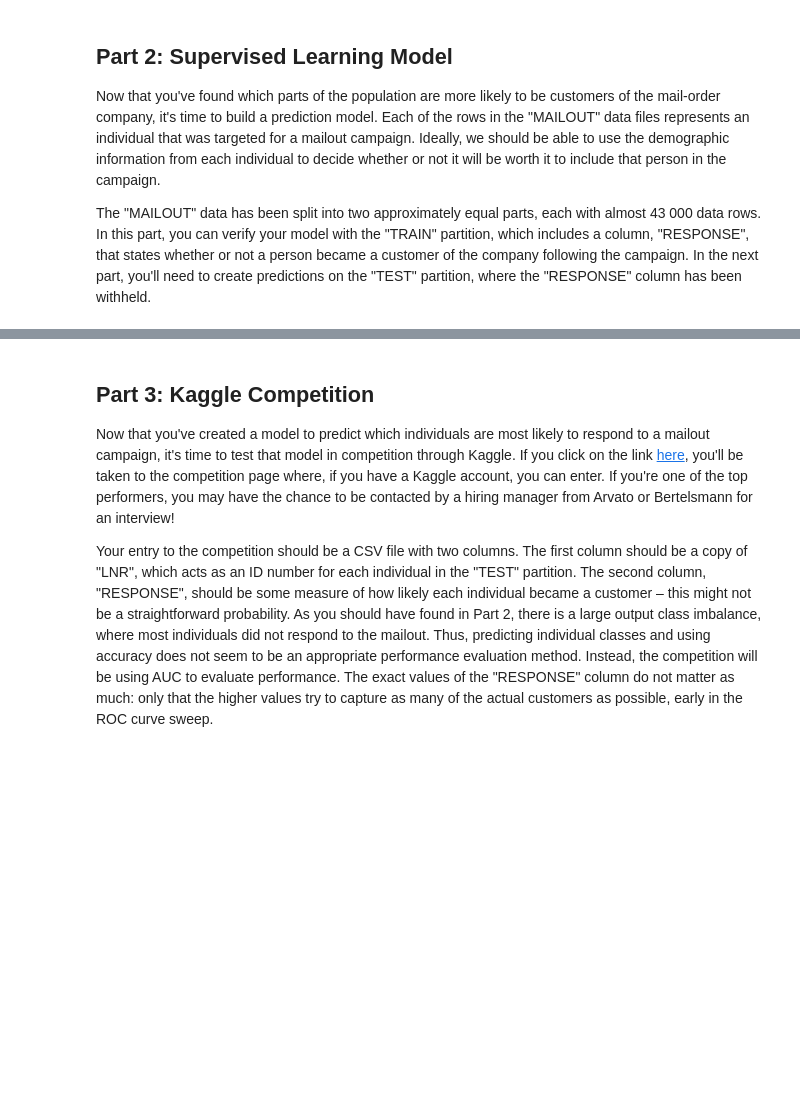
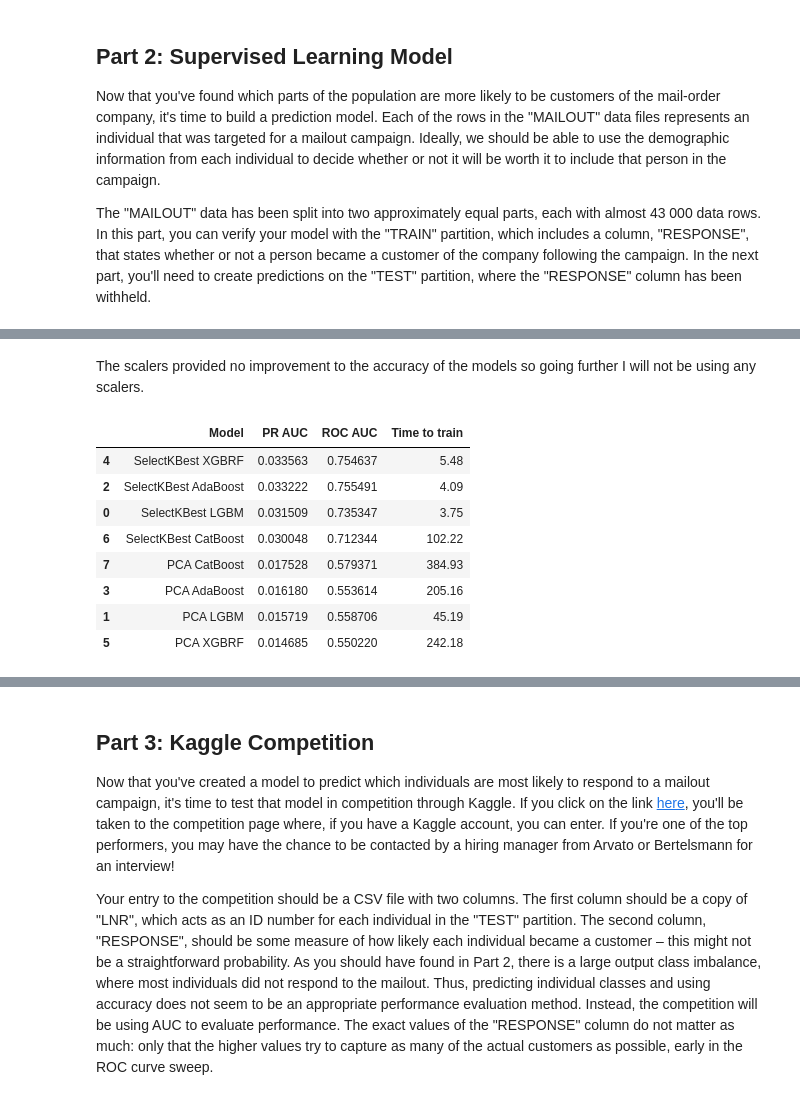
Before and after one commit to luchev/customer-segmentation-report-arvato, a Jupyter notebook: Arvato.ipynb, the cells around one changed output, grey strips where cells are left out. Cells and saved outputs as stored; diff of their text form; code cells hidden in the pictures; blank space fills up the shorter version.

```diff
--- a/Arvato.ipynb
+++ b/Arvato.ipynb
@@ -1084,0 +1100,28 @@ mailout_train[categorical_columns] = ordinal_encoder.transform(mailout_train[cat
+# %%
+def test_pipelines(pipelines, data, name_suffix='', print_progress=False):
+    """Given a list of pipelines and a dataframe perform accuracy tests on all pipelines
+
+    PARAMS:
+    pipelines: List[Pipeline] - List of pipeline of models
+    data: pd.DataFrame - dataframe with features and responses to test the pipelines on
+    name_suffix: str - suffix to add to all pipeline names generated from test_pipeline
+    print_progress: bool - If true, prints each intermediate pipeline result
+
+    RETURNS:
+    stats: List[[name, pr_auc, roc_auc, timeout]] - test results for each pipeline
+        name: str - Name of the model/pipeline (based on all parts of the pipeline)
+        pr_auc: float - average PR AUC score
+        roc_auc: float - average ROC AUC score
+        timeout: float - seconds elapsed to run the test
+    """
+    stats = []
+
+    for pipeline in pipelines:
+        stats.append(test_pipeline(pipeline, data))
+        if print_progress:
+            print(stats[-1])
+
+    for x in stats:
+        x[0] += name_suffix
+
+    return stats
@@ -1084,0 +1233,29 @@ mailout_train[categorical_columns] = ordinal_encoder.transform(mailout_train[cat
+# %% [markdown]
+The scalers provided no improvement to the accuracy of the models so going further I will not be using any scalers.
+# %%
+# To reduce the time to train or to prevent overfitting we could make use of feature selection
+# There's multiple ways to select features. Here We'll try SelectKBest and PCA
+classifiers = [
+    ('LGBM', LGBMClassifier(random_state=42)),
+    ('AdaBoost', AdaBoostClassifier(random_state=42)),
+    ('XGBRF', XGBRFClassifier(random_state=42)),
+    ('CatBoost', CatBoostClassifier(random_state=42)),
+]
+feature_selectors = [
+    ('SelectKBest', SelectKBest()),
+    ('PCA', PCA()),
+]
+
+pipelines = [ Pipeline([ selector, classifier ]) for classifier in classifiers for selector in feature_selectors]
+feature_selectors_stats = test_pipelines(pipelines, mailout_train)
+pd.DataFrame(feature_selectors_stats, columns=['Model', 'PR AUC', 'ROC AUC', 'Time to train']).sort_values(['PR AUC', 'ROC AUC'], ascending=False)
+# %% [output]
+|  | Model | PR AUC | ROC AUC | Time to train |
+| 4 | SelectKBest XGBRF | 0.033563 | 0.754637 | 5.48 |
+| 2 | SelectKBest AdaBoost | 0.033222 | 0.755491 | 4.09 |
+| 0 | SelectKBest LGBM | 0.031509 | 0.735347 | 3.75 |
+| 6 | SelectKBest CatBoost | 0.030048 | 0.712344 | 102.22 |
+| 7 | PCA CatBoost | 0.017528 | 0.579371 | 384.93 |
+| 3 | PCA AdaBoost | 0.016180 | 0.553614 | 205.16 |
+| 1 | PCA LGBM | 0.015719 | 0.558706 | 45.19 |
+| 5 | PCA XGBRF | 0.014685 | 0.550220 | 242.18 |
```
Also changed, not shown: parts of 48 cells of this notebook.
